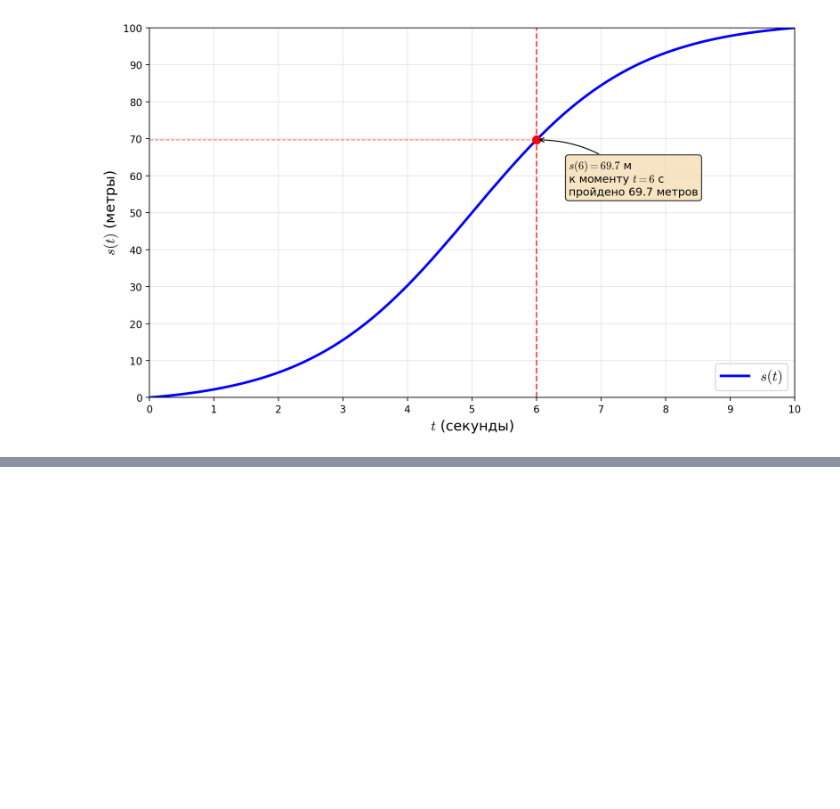
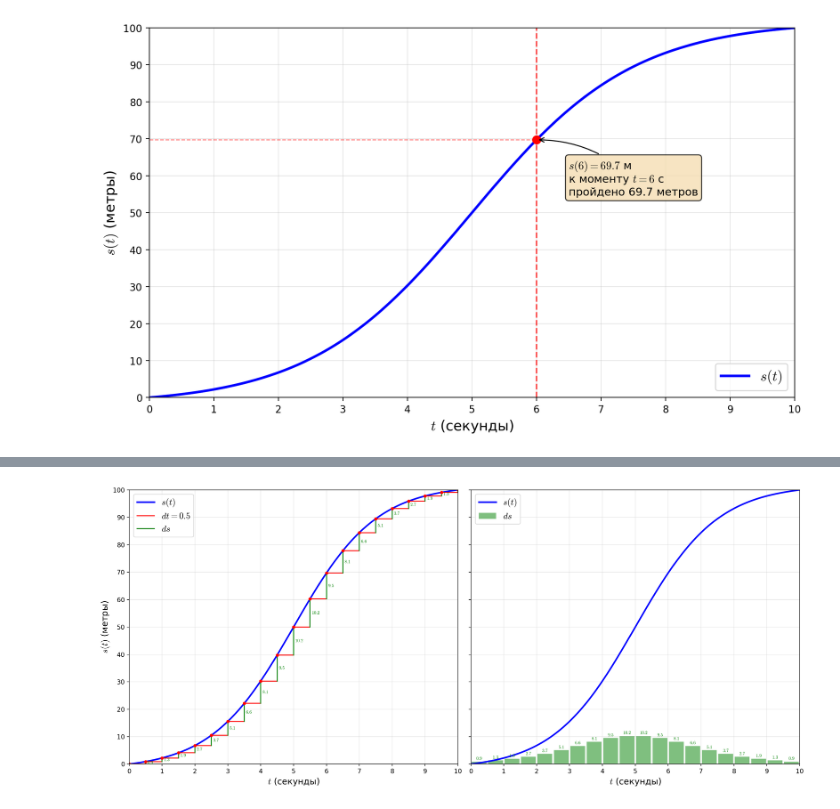
Before and after one commit to sabahtalateh/ainots, a Jupyter notebook: calculus/02-derivative-paradox.ipynb, the cells around one changed output, grey strips where cells are left out. Drawn from its saved outputs; the diff is of its cells as text; code cells hidden in the pictures; blank space fills up the shorter version.

```diff
--- a/calculus/02-derivative-paradox.ipynb
+++ b/calculus/02-derivative-paradox.ipynb
@@ -118,2 +119,68 @@ plt.show()
+# %%
+# ===== dt = 0.5 =====
+dt_05 = 0.5
+n_intervals_05 = int(10 / dt_05)  # 20 интервалов
+
+fig2, (ax3, ax4) = plt.subplots(1, 2, figsize=(16, 7), facecolor='white', sharey=True)
+
+# ===== Левый график: с dt и ds =====
+ax3.set_facecolor('white')
+ax3.plot(t, s(t), 'b-', linewidth=2.5, label=r'$s(t)$')
+
+# Выделяем dt и ds для интервалов
+for i in range(n_intervals_05):
+    t1 = i * dt_05
+    t2 = t1 + dt_05
+    s1, s2 = s(t1), s(t2)
+    ds_val = s2 - s1
+
+    # Точки на графике
+    ax3.plot([t1, t2], [s1, s2], 'ro', markersize=4)
+
+    # Горизонтальная линия dt
+    ax3.plot([t1, t2], [s1, s1], 'r-', linewidth=1.5, label=r'$dt = 0.5$' if i == 0 else '')
+
+    # Вертикальная линия ds
+    ax3.plot([t2, t2], [s1, s2], 'g-', linewidth=1.5, label=r'$ds$' if i == 0 else '')
+
+    # Подпись ds справа от линии
+    ax3.annotate(rf'${ds_val:.1f}$', xy=(t2 + 0.05, (s1 + s2) / 2),
+                fontsize=7, ha='left', va='center', color='green')
+
+ax3.set_xlabel(r'$t$ (секунды)', fontsize=14)
+ax3.set_ylabel(r'$s(t)$ (метры)', fontsize=14)
+ax3.set_xlim(0, 10)
+ax3.set_ylim(0, 100)
+ax3.set_xticks(range(0, 11))
+ax3.set_yticks(range(0, 110, 10))
+ax3.legend(loc='upper left', fontsize=14)
+ax3.grid(True, alpha=0.3)
+
+# ===== Правый график: s(t) и столбики ds/dt =====
+ax4.set_facecolor('white')
+ax4.plot(t, s(t), 'b-', linewidth=2.5, label=r'$s(t)$')
+
+# Вычисляем ds для каждого интервала (без деления на dt!)
+t_bars_05 = np.arange(dt_05/2, 10, dt_05)  # Центры столбиков
+ds_values_05 = [s((i+1)*dt_05) - s(i*dt_05) for i in range(n_intervals_05)]
+
+# Столбики ds
+ax4.bar(t_bars_05, ds_values_05, width=dt_05*0.9, alpha=0.5, color='green', label=r'$ds$')
+
+# Подписи значений на столбиках
+for x, y in zip(t_bars_05, ds_values_05):
+    ax4.annotate(rf'${y:.1f}$', xy=(x, y + 0.3), fontsize=7, ha='center', va='bottom', color='green')
+
+ax4.set_xlabel(r'$t$ (секунды)', fontsize=14)
+ax4.set_xlim(0, 10)
+ax4.set_xticks(range(0, 11))
+ax4.legend(loc='upper left', fontsize=14)
+
+ax4.grid(True, alpha=0.3)
+
+plt.tight_layout()
+plt.show()
+# %% [output]
+[figure, added]
 # %%
 # ===== dt = 0.1 =====
```
Also changed, not shown: parts of 5 cells of this notebook, 3 other files.
